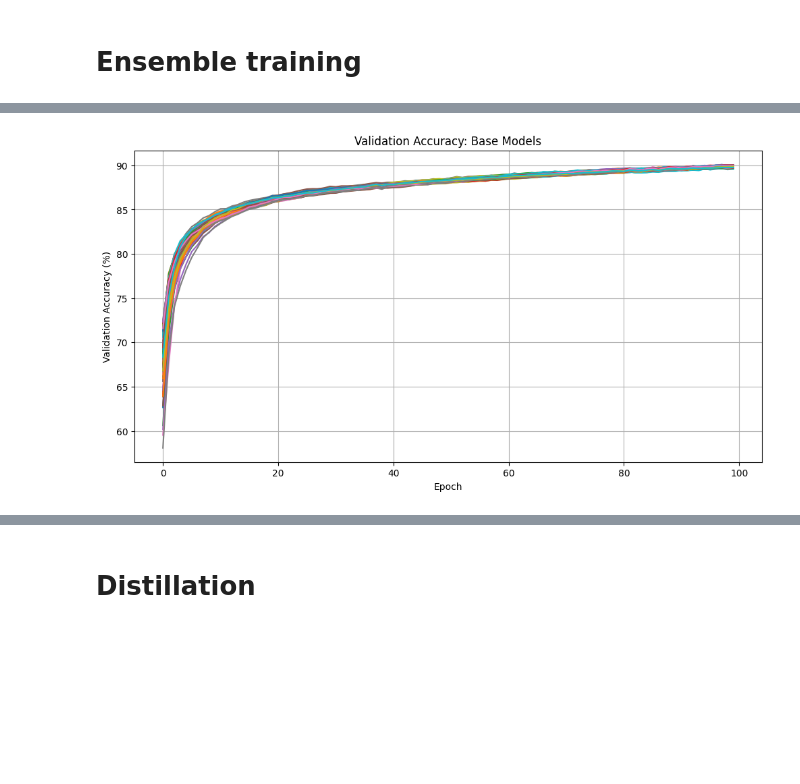
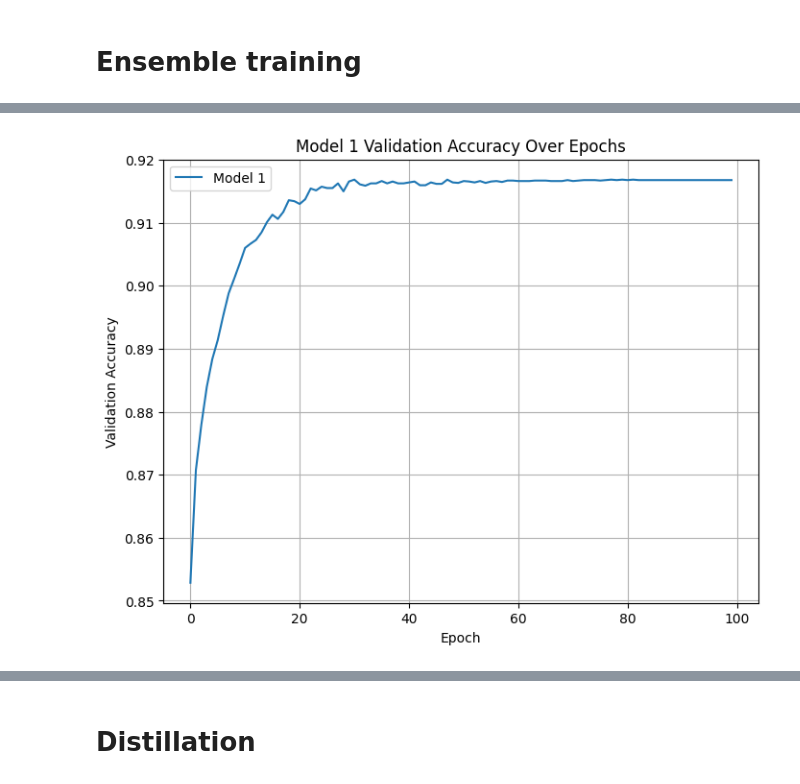
Before and after one commit to wstentzer/NLP-Project, a Jupyter notebook: main_1.3B_model.ipynb, the cells around one changed output, grey strips where cells are left out. Cells and saved outputs as stored; diff of their text form; code cells hidden in the pictures; blank space fills up the shorter version.

```diff
--- a/main_1.3B_model.ipynb
+++ b/main_1.3B_model.ipynb
@@ -332,18 +618,18 @@ plt.show()
 # %%
-# Define epochs_range based on the number of epochs
-epochs_range = range(num_epochs)
+def plot_epoch_wise_validation_accuracy(model_validation_accuracies, model_index):
+    plt.figure(figsize=(8, 6))
+    plt.plot(model_validation_accuracies, label=f'Model {model_index + 1}')
+    plt.xlabel('Epoch')
+    plt.ylabel('Validation Accuracy')
+    plt.title(f'Model {model_index + 1} Validation Accuracy Over Epochs')
+    plt.legend()
+    plt.grid(True)
+    plt.show()
 
-# Plot validation accuracy per model and ensemble
-plt.figure(figsize=(12, 6))
-for idx in range(len(ensemble)):
-    plt.plot(epochs_range, [acc * 100 for acc in model_validation_accuracies[idx]], label=f'Model {idx+1}')
-plt.xlabel('Epoch')
-plt.ylabel('Validation Accuracy (%)')
-plt.title('Validation Accuracy: Base Models')
-plt.grid(True)
-plt.show()
+# Example: Plot validation accuracies for the first model
+plot_epoch_wise_validation_accuracy(model_validation_accuracies[0], model_index=0)
 # %% [output]
-[figure, old version]
+[figure, new version]
 # %%
 # Function to perform majority voting
 def majority_voting(ensemble, embeddings):
```
Also changed, not shown: parts of 15 cells of this notebook.
